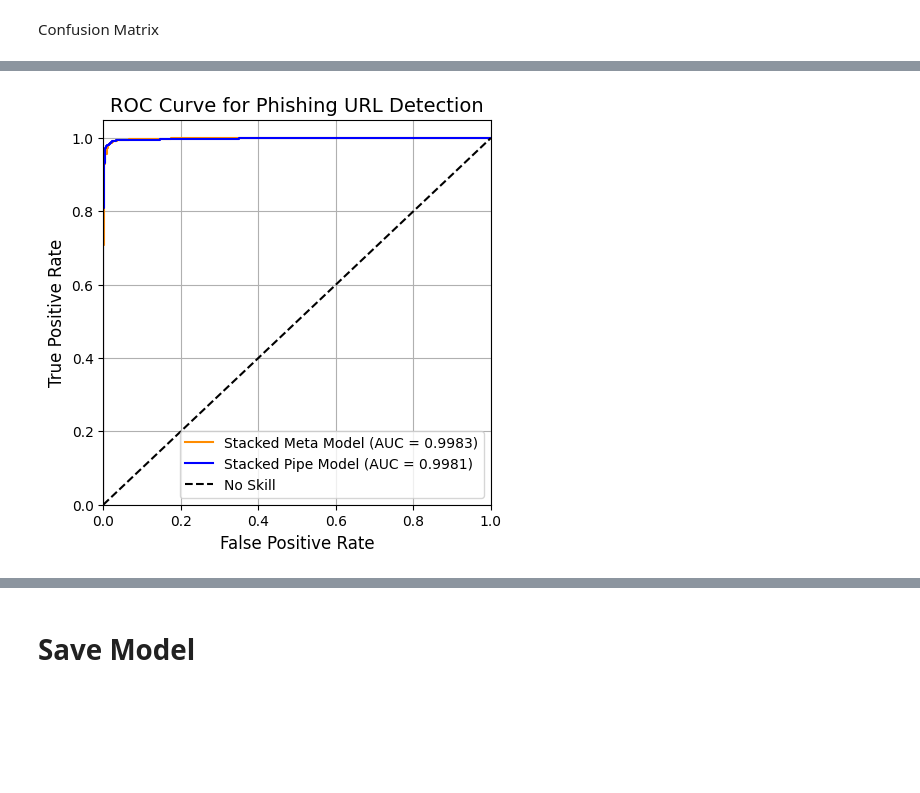
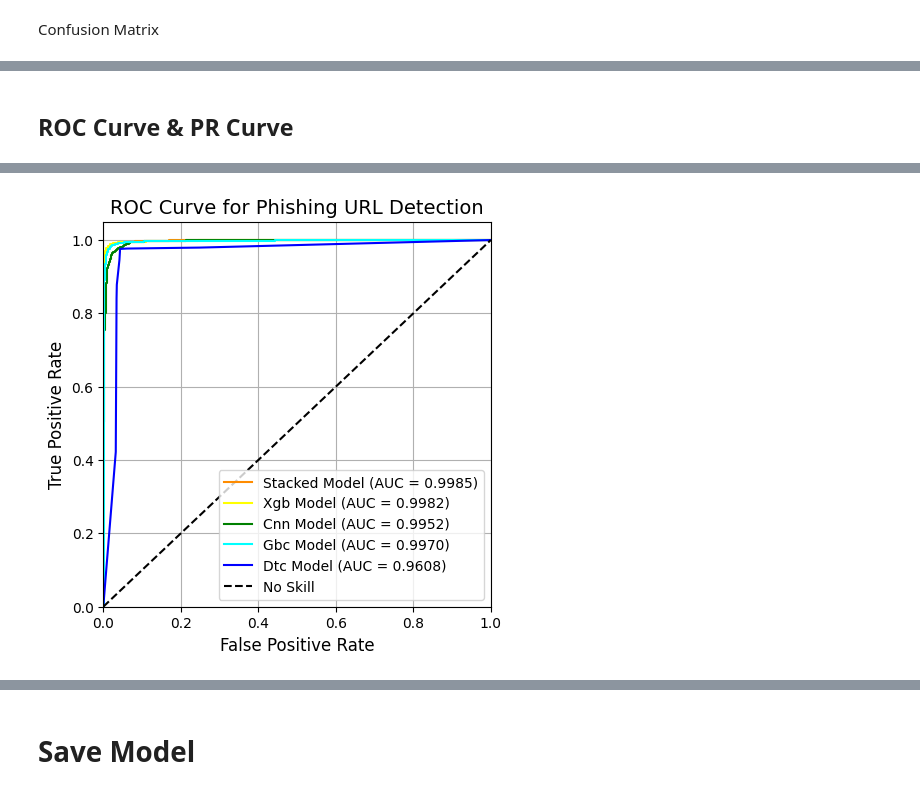
Before and after one commit to NHCh1/DLI, a Jupyter notebook: DLI_Assignment.ipynb, the cells around one changed output, grey strips where cells are left out. Cells and saved outputs as stored; diff of their text form; code cells hidden in the pictures; blank space fills up the shorter version.

Commit message:
Evaluating and Saving Stack model

```diff
--- a/DLI_Assignment.ipynb
+++ b/DLI_Assignment.ipynb
@@ -418,16 +351,14 @@ ROC-AUC:   0.9604
 # %% [markdown]
 # Stacked Model - Group Work
 # %%
-# MODEL - STACKING
-stacked_train = np.hstack([xgb_train_pred, cnn_train_pred, gbc_train_pred, dtc_train_pred])
-stacked_test = np.hstack([xgb_test_pred, cnn_test_pred, gbc_test_pred, dtc_test_pred])
+stacked_train = np.hstack([xgb_pipe_train, cnn_model_train, gbc_pipe_train, dtc_pipe_train])
+stacked_test = np.hstack([xgb_pipe_test, cnn_model_test, gbc_pipe_test, dtc_pipe_test])
 
-from sklearn.linear_model import LogisticRegression
-meta_model = LogisticRegression()
-meta_model.fit(stacked_train, y_train)
 
-from sklearn.metrics import accuracy_score
-y_pred = meta_model.predict(stacked_test)
-acc = accuracy_score(y_test, y_pred)
-print(f"Stacked Model Accuracy: {acc:.4f}")
+stack_model = LogisticRegression(class_weight='balanced', random_state=42)
+stack_model.fit(stacked_train, y_train)
+
+y_pred = stack_model.predict(stacked_test)
+stack_accuracy = accuracy_score(y_test, y_pred)
+print(f"Stacked Model Accuracy: {stack_accuracy:.8f}")
 # %% [output]
@@ -773,17 +587,29 @@ plt.show()
+# %% [markdown]
+## ROC Curve & PR Curve
 # %%
-# Receiver Operating Characteristic Curve
-from sklearn.metrics import roc_curve, auc
-
-y_prob_meta = meta_model.predict_proba(stacked_test)[:, 1]
-y_prob_pipe = pipe_model.predict_proba(pipe_st_test)[:, 1]
-fpr_meta, tpr_meta, thresholds_meta = roc_curve(y_test, y_prob_meta)
-fpr_pipe, tpr_pipe, thresholds_pipe = roc_curve(y_test, y_prob_pipe)
-roc_auc_meta = auc(fpr_meta, tpr_meta)
-roc_auc_pipe = auc(fpr_pipe, tpr_pipe)
+y_prob_stack = stack_model.predict_proba(stacked_test)[:, 1]
+fpr_stack, tpr_stack, thresholds_stack = roc_curve(y_test, y_prob_stack)
+roc_auc_stack = auc(fpr_stack, tpr_stack)
+y_prob_xgb = xgb_model.predict_proba(x_test)[:, 1]
+fpr_xgb, tpr_xgb, thresholds_xgb = roc_curve(y_test, y_prob_xgb)
+roc_auc_xgb = auc(fpr_xgb, tpr_xgb)
+y_prob_cnn = cnn_model.predict(x_test_cnn)
+y_prob_cnn = y_prob_cnn.ravel()
+fpr_cnn, tpr_cnn, thresholds_cnn = roc_curve(y_test, y_prob_cnn)
+roc_auc_cnn = auc(fpr_cnn, tpr_cnn)
+y_prob_gbc = gbc_pipe.predict_proba(x_test)[:, 1]
+fpr_gbc, tpr_gbc, thresholds_gbc = roc_curve(y_test, y_prob_gbc)
+roc_auc_gbc = auc(fpr_gbc, tpr_gbc)
+y_prob_dtc = dtc_pipe.predict_proba(x_test)[:, 1]
+fpr_dtc, tpr_dtc, thresholds_dtc = roc_curve(y_test, y_prob_dtc)
+roc_auc_dtc = auc(fpr_dtc, tpr_dtc)
 
 plt.figure(figsize=(5, 5))
-plt.plot(fpr_meta, tpr_meta, label='Stacked Meta Model (AUC = %0.4f)' % roc_auc_meta, color='darkorange')
-plt.plot(fpr_pipe, tpr_pipe, label='Stacked Pipe Model (AUC = %0.4f)' % roc_auc_pipe, color='blue')
+plt.plot(fpr_stack, tpr_stack, label='Stacked Model (AUC = %0.4f)' % roc_auc_stack, color='darkorange')
+plt.plot(fpr_xgb, tpr_xgb, label='Xgb Model (AUC = %0.4f)' % roc_auc_xgb, color='yellow')
+plt.plot(fpr_cnn, tpr_cnn, label='Cnn Model (AUC = %0.4f)' % roc_auc_cnn, color='green')
+plt.plot(fpr_gbc, tpr_gbc, label='Gbc Model (AUC = %0.4f)' % roc_auc_gbc, color='cyan')
+plt.plot(fpr_dtc, tpr_dtc, label='Dtc Model (AUC = %0.4f)' % roc_auc_dtc, color='blue')
 plt.plot([0, 1], [0, 1], 'k--', label='No Skill')
 plt.xlim([0.0, 1.0])
 plt.ylim([0.0, 1.05])
@@ -797 +624 @@ plt.show()
-[figure, old version]
+[figure, new version]
```
Also changed, not shown: parts of 50 cells of this notebook.
